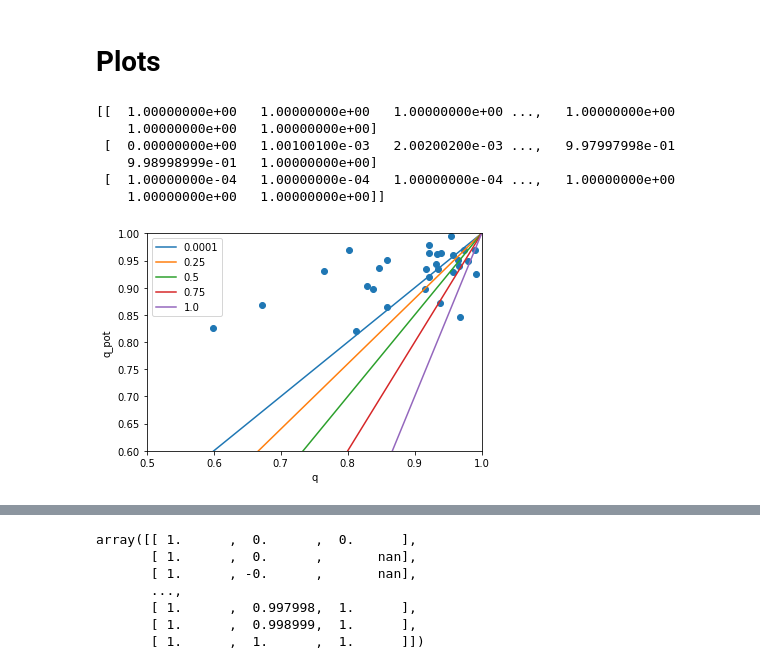
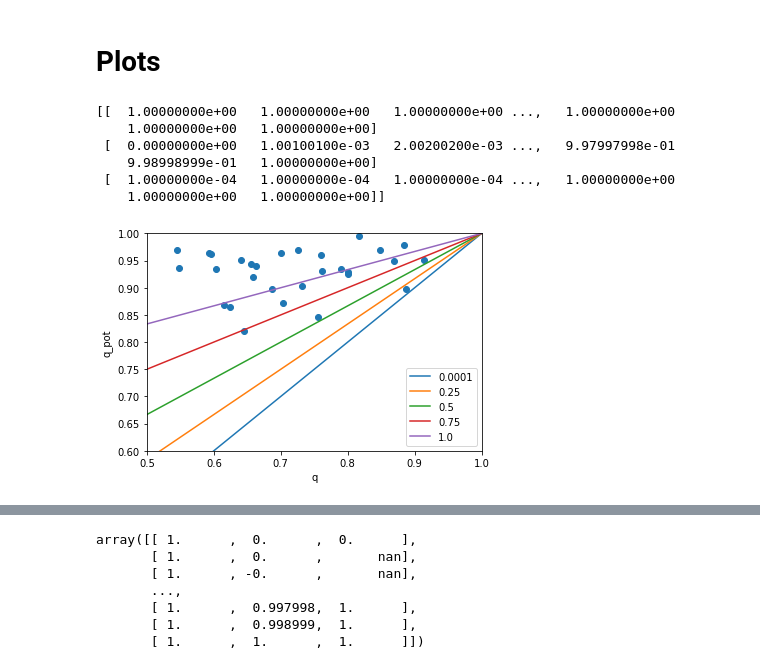
Before and after one commit to jdprada1760/Paper_Halo_shapes, a Jupyter notebook: Code/Shape_Methods_Comp.ipynb, the cells around one changed output, grey strips where cells are left out. Cells and saved outputs as stored; diff of their text form; code cells hidden in the pictures.

```diff
--- a/Code/Shape_Methods_Comp.ipynb
+++ b/Code/Shape_Methods_Comp.ipynb
@@ -182,8 +199,8 @@ axes_pot = np.reshape(axes_pot,(nhalos,5,3)) # contains DM and MHD (2*nhalos) ax
 # Plots
 # %%
 # VOLUMETRIC
-q = axesMHD[:,-2,1]/axesMHD[:,-2,0] # mid to major axial ratio
-s = axesMHD[:,-2,2]/axesMHD[:,-2,0] # minor to major axial ratio
+q = axesDM[:,-2,1]/axesDM[:,-2,0] # mid to major axial ratio
+s = axesDM[:,-2,2]/axesDM[:,-2,0] # minor to major axial ratio
 
 # ISODENSITY
 q_den = axes_den[:,-2,1]/axes_den[:,-2,0] # mid to major axial ratio
@@ -203,39 +220,42 @@ s_BT.sort()
 q_BT = np.array(5*list(np.linspace(0,1,1000)))
 axes_BT = np.zeros((3,5000))
 axes_BT[0] = 1.0
+
 # PRINCIPAL AXIS 1
 axes_BT[1] = q_BT
 axes_BT[2] = s_BT
 print(axes_BT)
+
 # The potential axes
-axes_BT_pot = get_potential_axes(axes_BT.copy())
+axes_BT_den = get_density_axes(axes_BT.copy())
+
 # ISODENSITY
-q_BT_pot = (axes_BT_pot[1]/axes_BT_pot[0]).reshape((5,1000)) # mid to major axial ratio
-s_BT_pot = (axes_BT_pot[2]/axes_BT_pot[0]).reshape((5,1000)) # minor to major axial ratio
+q_BT_den = (axes_BT_den[1]/axes_BT_den[0]).reshape((5,1000)) # mid to major axial ratio
+s_BT_den = (axes_BT_den[2]/axes_BT_den[0]).reshape((5,1000)) # minor to major axial ratio
 
 
 # Plots real data collected
-plt.scatter(q,q_pot)
+plt.scatter((q),q_pot)
 # Binney and tremaine plots
 for i in range(0,5):
-    plt.plot(q_BT[:1000],q_BT_pot[i],label = s_BT.reshape(5,1000)[i,0])
+    plt.plot(q_BT_den[i],q_BT[:1000],label = s_BT.reshape(5,1000)[i,0])
 
 
 plt.xlim(0.5,1)
 plt.ylim(0.6,1)
 
 plt.xlabel('q')
 plt.ylabel('q_pot')
 plt.legend()
 plt.show()
 # %% [output]
 [[  1.00000000e+00   1.00000000e+00   1.00000000e+00 ...,   1.00000000e+00
     1.00000000e+00   1.00000000e+00]
  [  0.00000000e+00   1.00100100e-03   2.00200200e-03 ...,   9.97997998e-01
     9.98998999e-01   1.00000000e+00]
  [  1.00000000e-04   1.00000000e-04   1.00000000e-04 ...,   1.00000000e+00
     1.00000000e+00   1.00000000e+00]]
-[figure, old version]
+[figure, new version]
 # %%
 axes_BT
 # %% [output]
```
Also changed, not shown: parts of 3 cells of this notebook.
